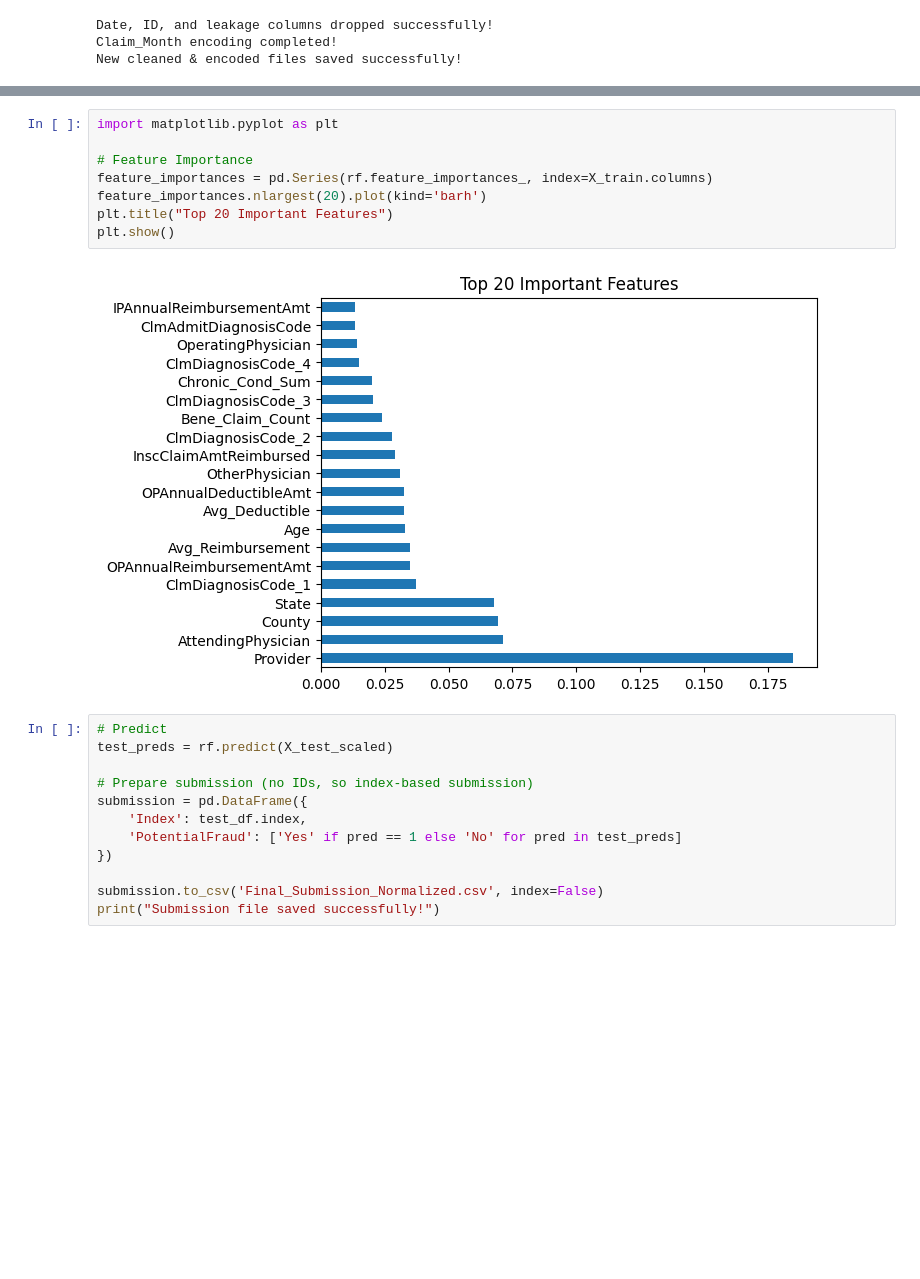
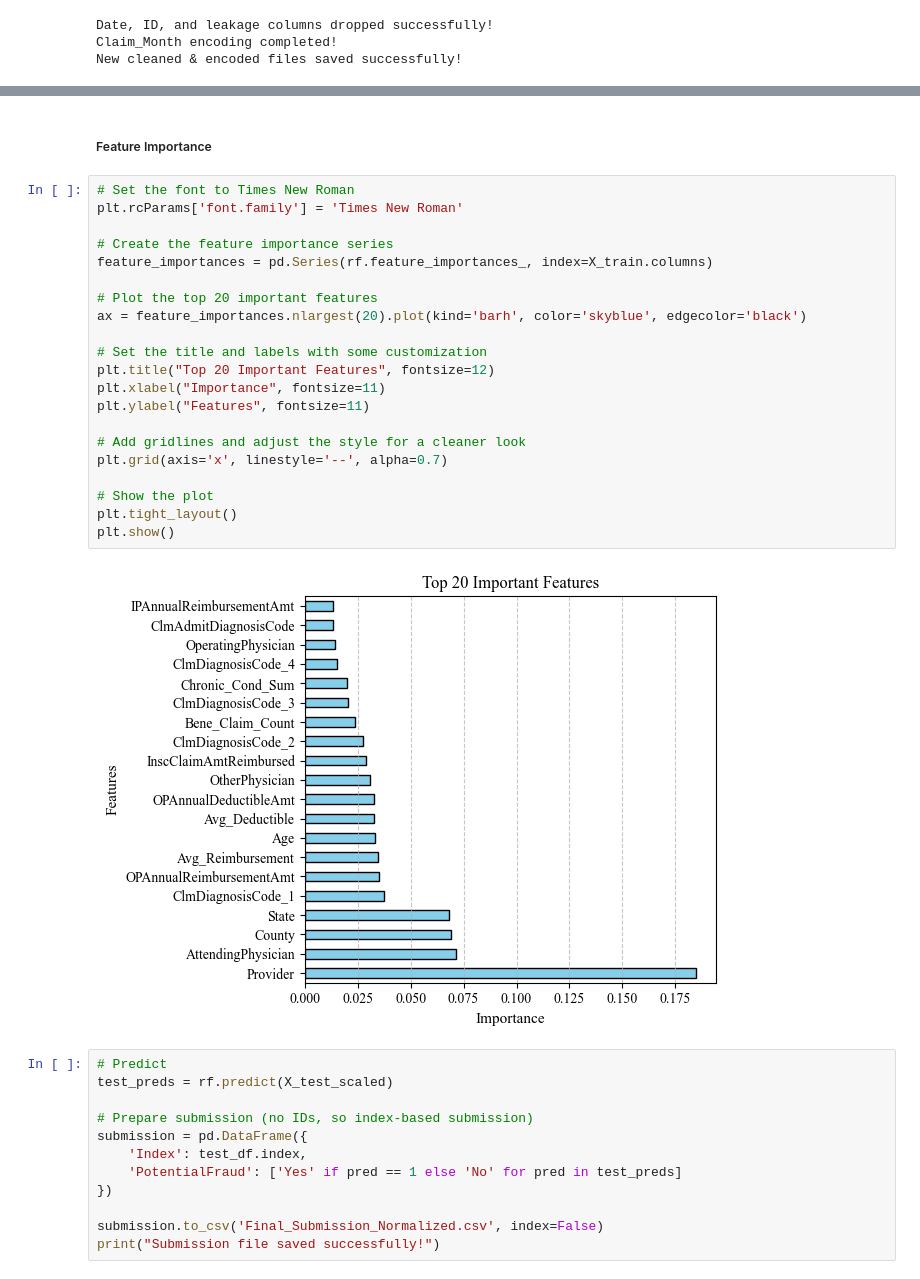
Before and after one commit to glokol22/Med-Insu-Fraud-Detection, a Jupyter notebook: Analysis.ipynb, the cells around one changed output, grey strips where cells are left out. Saved outputs shown, nothing was run; the diff lists cells and outputs as text; blank space fills up the shorter version.

```diff
--- a/Analysis.ipynb
+++ b/Analysis.ipynb
@@ -871,16 +916,31 @@ print("ROC AUC Score:", roc_auc_score(y_val, y_pred))
 weighted avg       0.84      0.84      0.83    111643
 
 ROC AUC Score: 0.8038190223792585
-# %%
-import matplotlib.pyplot as plt
-
-# Feature Importance
-feature_importances = pd.Series(rf.feature_importances_, index=X_train.columns)
-feature_importances.nlargest(20).plot(kind='barh')
-plt.title("Top 20 Important Features")
-plt.show()
-# %% [output]
-[figure, removed]
+# %% [markdown]
+##### Feature Importance
+# %%
+# Set the font to Times New Roman
+plt.rcParams['font.family'] = 'Times New Roman'
+
+# Create the feature importance series
+feature_importances = pd.Series(rf.feature_importances_, index=X_train.columns)
+
+# Plot the top 20 important features
+ax = feature_importances.nlargest(20).plot(kind='barh', color='skyblue', edgecolor='black')
+
+# Set the title and labels with some customization
+plt.title("Top 20 Important Features", fontsize=12)
+plt.xlabel("Importance", fontsize=11)
+plt.ylabel("Features", fontsize=11)
+
+# Add gridlines and adjust the style for a cleaner look
+plt.grid(axis='x', linestyle='--', alpha=0.7)
+
+# Show the plot
+plt.tight_layout()
+plt.show()
+# %% [output]
+[figure, added]
 # %%
 # Predict
 test_preds = rf.predict(X_test_scaled)
```
Also changed, not shown: parts of 50 cells of this notebook.
